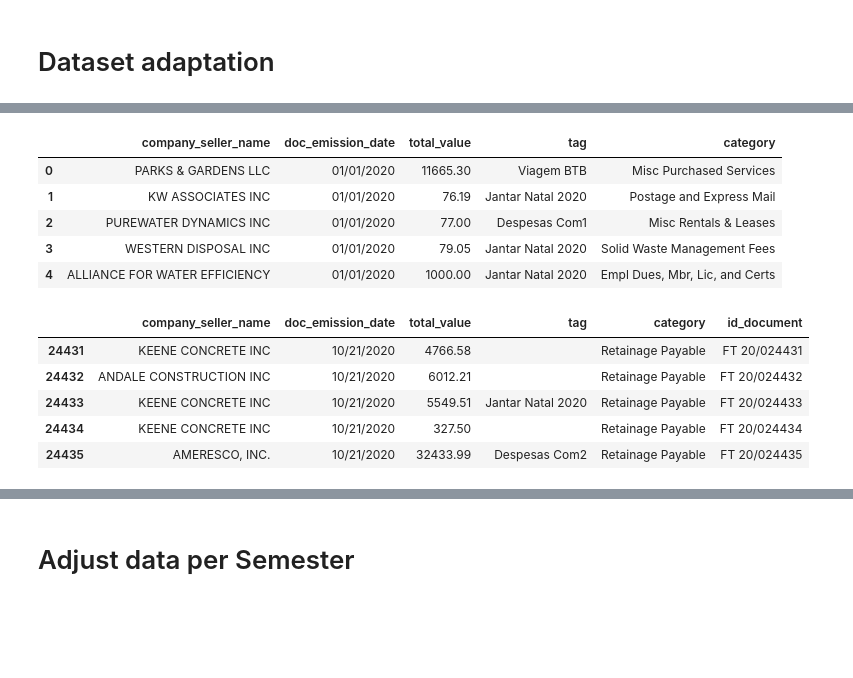
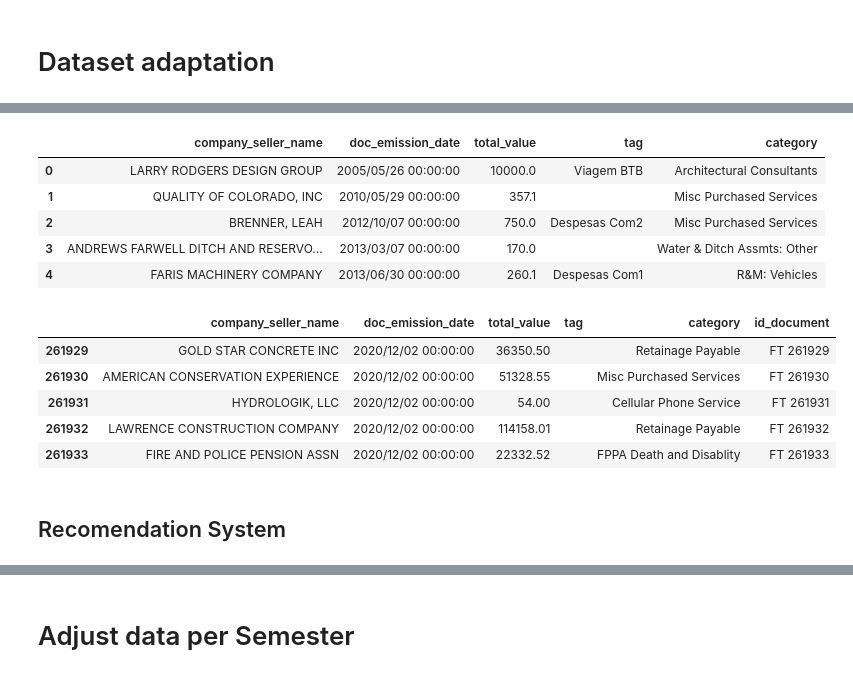
Before and after one commit to Infinions/ml-data-analytics, a Jupyter notebook: testing_datasets/Dataset_Manipulation_Prototype.ipynb, the cells around one changed output, grey strips where cells are left out. Drawn from its saved outputs; the diff is of its cells as text; code cells hidden in the pictures; blank space fills up the shorter version.

```diff
--- a/testing_datasets/Dataset_Manipulation_Prototype.ipynb
+++ b/testing_datasets/Dataset_Manipulation_Prototype.ipynb
@@ -9,7 +9,7 @@ import seaborn as sns
 # %% [markdown]
 All the following work must be adjusted to the correct data format, as well as converted to scripts for better handling.
 # %%
-dataset = pd.read_csv('accounts_payable_2020.csv')
+dataset = pd.read_csv('Accounts_Payable.csv')
 # %%
 dataset.head()
 # %% [output]
@@ -22,7 +22,7 @@ dataset.head()
 # %% [markdown]
 # Dataset adaptation
 # %%
-dataset.columns = ['company_seller_name','doc_emission_date','total_value','rm1','rm2','rm3','rm4','tag','rm5','category']
+dataset.columns = ['rm','company_seller_name','doc_emission_date','total_value','rm1','rm2','rm3','rm4','tag','rm5','category']
 # %%
 from random import choice
 tags = ['Jantar Natal 2020','Viagem BTB','Despesas Com1','Despesas Com2','','','','','']
@@ -41,25 +41,25 @@ dataset.head()
 # %%
-dataset = dataset.drop(['rm2','rm3','rm4','rm5','rm1'], axis=1)
+dataset = dataset.drop(['rm','rm2','rm3','rm4','rm5','rm1'], axis=1)
 dataset.head()
 # %% [output]
 |  | company_seller_name | doc_emission_date | total_value | tag | category |
-| 0 | PARKS & GARDENS LLC | 01/01/2020 | 11665.30 | Viagem BTB | Misc Purchased Services |
-| 1 | KW ASSOCIATES INC | 01/01/2020 | 76.19 | Jantar Natal 2020 | Postage and Express Mail |
-| 2 | PUREWATER DYNAMICS INC | 01/01/2020 | 77.00 | Despesas Com1 | Misc Rentals & Leases |
-| 3 | WESTERN DISPOSAL INC | 01/01/2020 | 79.05 | Jantar Natal 2020 | Solid Waste Management Fees |
-| 4 | ALLIANCE FOR WATER EFFICIENCY | 01/01/2020 | 1000.00 | Jantar Natal 2020 | Empl Dues, Mbr, Lic, and Certs |
+| 0 | LARRY RODGERS DESIGN GROUP | 2005/05/26 00:00:00 | 10000.0 | Viagem BTB | Architectural Consultants |
+| 1 | QUALITY OF COLORADO, INC | 2010/05/29 00:00:00 | 357.1 |  | Misc Purchased Services |
+| 2 | BRENNER, LEAH | 2012/10/07 00:00:00 | 750.0 | Despesas Com2 | Misc Purchased Services |
+| 3 | ANDREWS FARWELL DITCH AND RESERVO... | 2013/03/07 00:00:00 | 170.0 |  | Water & Ditch Assmts: Other |
+| 4 | FARIS MACHINERY COMPANY | 2013/06/30 00:00:00 | 260.1 | Despesas Com1 | R&M: Vehicles |
 # %%
-doc_id_template = "FT 20/{:06d}"
+doc_id_template = "FT {:06d}"
 
 i = 0
 for index, row in dataset.iterrows():
     dataset.at[index,'id_document'] = doc_id_template.format(i)
     i += 1
 dataset.tail()
 # %% [output]
 |  | company_seller_name | doc_emission_date | total_value | tag | category | id_document |
-| 24431 | KEENE CONCRETE INC | 10/21/2020 | 4766.58 |  | Retainage Payable | FT 20/024431 |
-| 24432 | ANDALE CONSTRUCTION INC | 10/21/2020 | 6012.21 |  | Retainage Payable | FT 20/024432 |
-| 24433 | KEENE CONCRETE INC | 10/21/2020 | 5549.51 | Jantar Natal 2020 | Retainage Payable | FT 20/024433 |
-| 24434 | KEENE CONCRETE INC | 10/21/2020 | 327.50 |  | Retainage Payable | FT 20/024434 |
-| 24435 | AMERESCO, INC. | 10/21/2020 | 32433.99 | Despesas Com2 | Retainage Payable | FT 20/024435 |
+| 261929 | GOLD STAR CONCRETE INC | 2020/12/02 00:00:00 | 36350.50 |  | Retainage Payable | FT 261929 |
+| 261930 | AMERICAN CONSERVATION EXPERIENCE | 2020/12/02 00:00:00 | 51328.55 |  | Misc Purchased Services | FT 261930 |
+| 261931 | HYDROLOGIK, LLC | 2020/12/02 00:00:00 | 54.00 |  | Cellular Phone Service | FT 261931 |
+| 261932 | LAWRENCE CONSTRUCTION COMPANY | 2020/12/02 00:00:00 | 114158.01 |  | Retainage Payable | FT 261932 |
+| 261933 | FIRE AND POLICE PENSION ASSN | 2020/12/02 00:00:00 | 22332.52 |  | FPPA Death and Disablity | FT 261933 |
@@ -67,0 +70,2 @@ dataset.to_csv('accounts_payable_2020_adapted.csv',index=True)
+# %% [markdown]
+## Recomendation System
```
Also changed, not shown: parts of 30 cells of this notebook, 7 other files.
